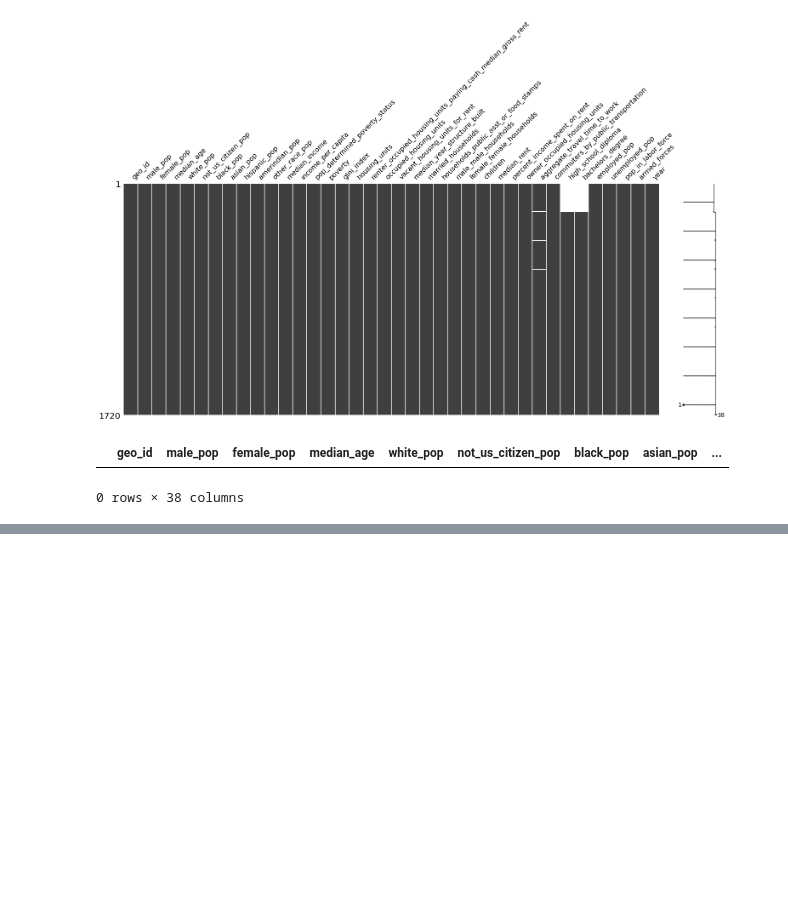
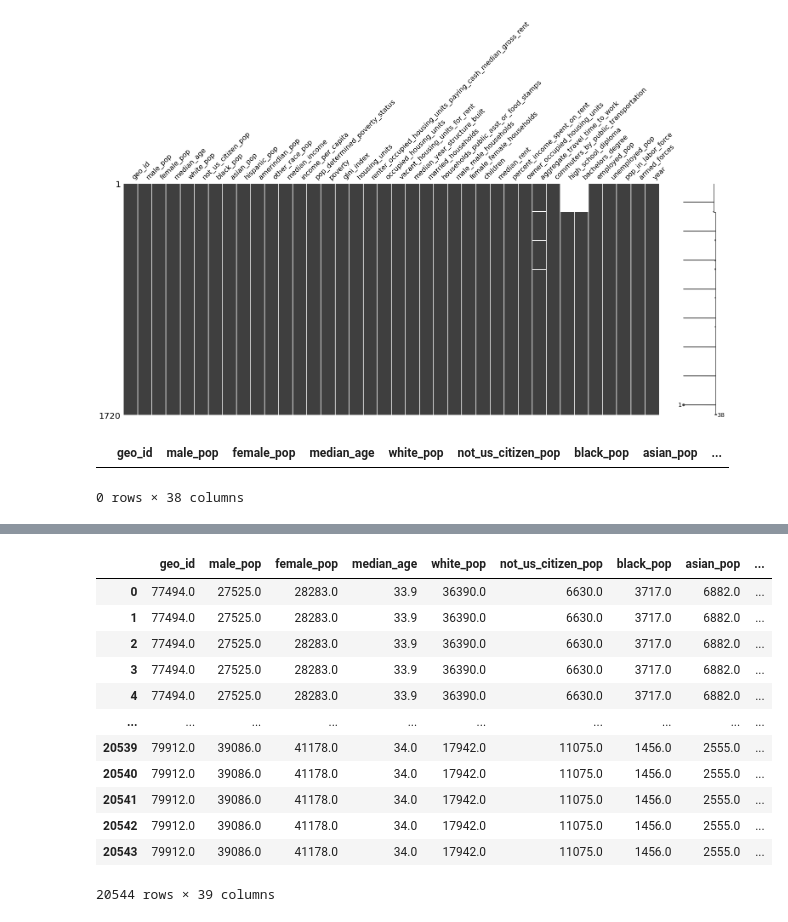
Before and after one commit to HaydenWarren/zri-forecast, a Jupyter notebook: julie/process_acs.ipynb, the cells around one changed output, grey strips where cells are left out. Cells and saved outputs as stored; diff of their text form; code cells hidden in the pictures; blank space fills up the shorter version.

Commit message:
added zip and monthly information to ACS datafile

```diff
--- a/julie/process_acs.ipynb
+++ b/julie/process_acs.ipynb
@@ -83,2 +99,2 @@ acs_master[acs_master.isnull().all(axis=1)]
 # %%
-acs_master.head()
+acs_master['year'] = acs_master['year'].astype('int')
@@ -94,0 +117,13 @@ acs_master
+# %%
+# Create list of dates from 01-01-2012 to most recent in covid data
+dates_list = []
+new_date = pd.to_datetime('01-01-2011')
+end_date = pd.to_datetime('08-01-2021')
+
+while new_date != end_date:
+    dates_list.append(new_date)
+    new_date += pd.DateOffset(months=1)
+dates = pd.DataFrame(dates_list)
+dates.columns = ['Time']
+dates['year'] = dates['Time'].dt.year
+# dates['year'] = dates['year'].astype('int')
@@ -94,0 +146,18 @@ acs_master
+# %%
+## merge ACS with dates list
+acs_master = acs_master.merge(dates, how='left', on='year')
+acs_master = acs_master.rename({'geo_id':'zip_code'})
+# %% [output]
+|  | geo_id | male_pop | female_pop | median_age | white_pop | not_us_citizen_pop | black_pop | asian_pop | ... |
+| 0 | 77494.0 | 27525.0 | 28283.0 | 33.9 | 36390.0 | 6630.0 | 3717.0 | 6882.0 | ... |
+| 1 | 77494.0 | 27525.0 | 28283.0 | 33.9 | 36390.0 | 6630.0 | 3717.0 | 6882.0 | ... |
+| 2 | 77494.0 | 27525.0 | 28283.0 | 33.9 | 36390.0 | 6630.0 | 3717.0 | 6882.0 | ... |
+| 3 | 77494.0 | 27525.0 | 28283.0 | 33.9 | 36390.0 | 6630.0 | 3717.0 | 6882.0 | ... |
+| 4 | 77494.0 | 27525.0 | 28283.0 | 33.9 | 36390.0 | 6630.0 | 3717.0 | 6882.0 | ... |
+| ... | ... | ... | ... | ... | ... | ... | ... | ... | ... |
+| 20539 | 79912.0 | 39086.0 | 41178.0 | 34.0 | 17942.0 | 11075.0 | 1456.0 | 2555.0 | ... |
+| 20540 | 79912.0 | 39086.0 | 41178.0 | 34.0 | 17942.0 | 11075.0 | 1456.0 | 2555.0 | ... |
+| 20541 | 79912.0 | 39086.0 | 41178.0 | 34.0 | 17942.0 | 11075.0 | 1456.0 | 2555.0 | ... |
+| 20542 | 79912.0 | 39086.0 | 41178.0 | 34.0 | 17942.0 | 11075.0 | 1456.0 | 2555.0 | ... |
+| 20543 | 79912.0 | 39086.0 | 41178.0 | 34.0 | 17942.0 | 11075.0 | 1456.0 | 2555.0 | ... |
+20544 rows × 39 columns
```
Also changed, not shown: parts of 7 cells of this notebook.
